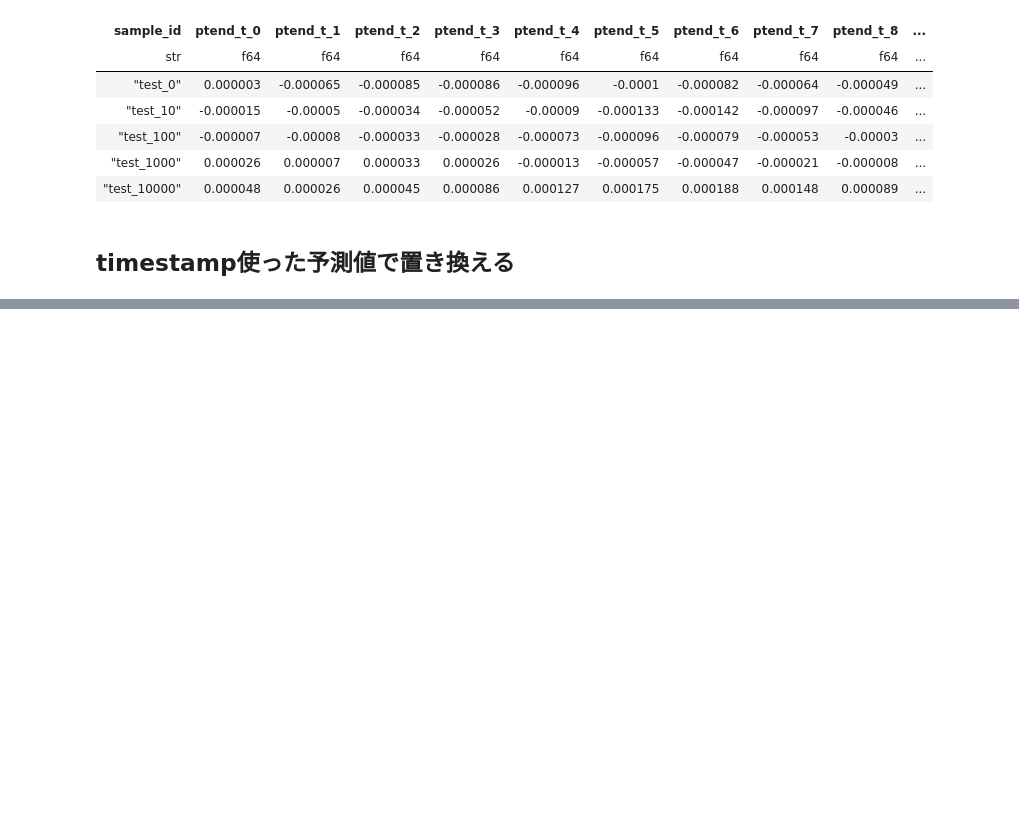
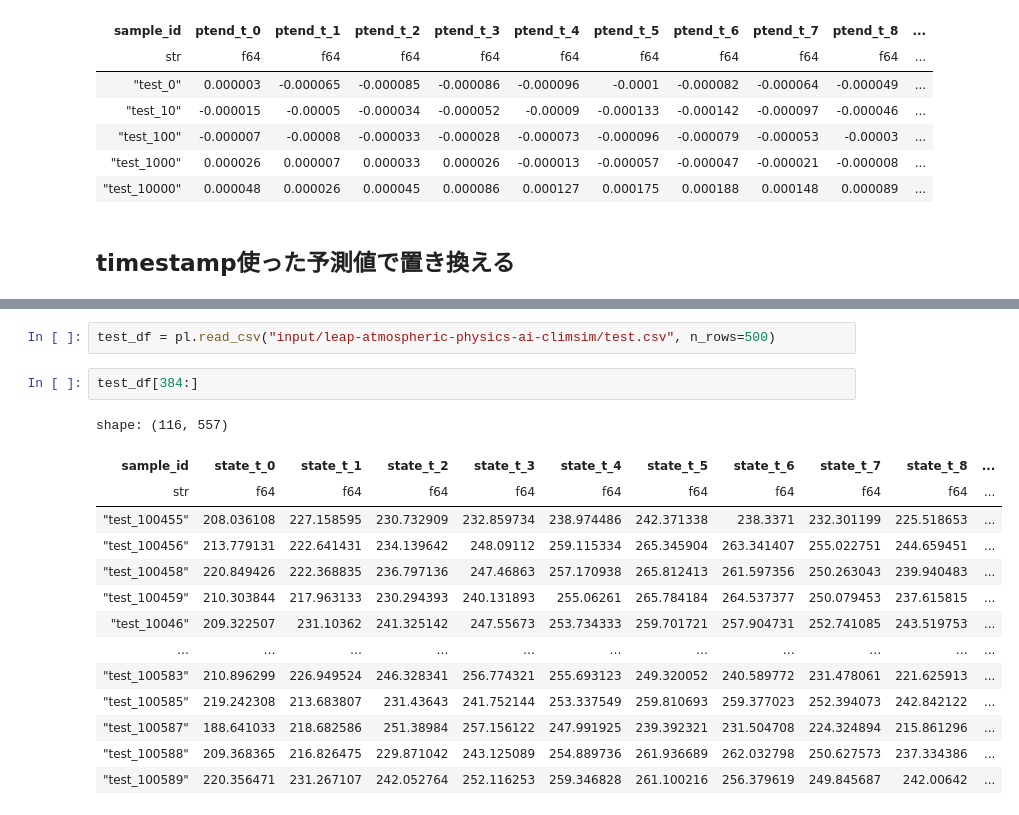
Before and after one commit to unonao/kaggle-leap, a Jupyter notebook: notebook/2024-07-08_hack_timestamp.ipynb, the cells around one changed output, grey strips where cells are left out. Saved outputs shown, nothing was run; the diff lists cells and outputs as text; blank space fills up the shorter version.

```diff
--- a/notebook/2024-07-08_hack_timestamp.ipynb
+++ b/notebook/2024-07-08_hack_timestamp.ipynb
@@ -127,0 +201,19 @@ shape: (840_960, 1)
+# %%
+test_df = pl.read_csv("input/leap-atmospheric-physics-ai-climsim/test.csv", n_rows=500)
+# %%
+test_df[384:]
+# %% [output]
+shape: (116, 557)
+| sample_id | state_t_0 | state_t_1 | state_t_2 | state_t_3 | state_t_4 | state_t_5 | state_t_6 | state_t_7 | state_t_8 | ... |
+| str | f64 | f64 | f64 | f64 | f64 | f64 | f64 | f64 | f64 | ... |
+| "test_100455" | 208.036108 | 227.158595 | 230.732909 | 232.859734 | 238.974486 | 242.371338 | 238.3371 | 232.301199 | 225.518653 | ... |
+| "test_100456" | 213.779131 | 222.641431 | 234.139642 | 248.09112 | 259.115334 | 265.345904 | 263.341407 | 255.022751 | 244.659451 | ... |
+| "test_100458" | 220.849426 | 222.368835 | 236.797136 | 247.46863 | 257.170938 | 265.812413 | 261.597356 | 250.263043 | 239.940483 | ... |
+| "test_100459" | 210.303844 | 217.963133 | 230.294393 | 240.131893 | 255.06261 | 265.784184 | 264.537377 | 250.079453 | 237.615815 | ... |
+| "test_10046" | 209.322507 | 231.10362 | 241.325142 | 247.55673 | 253.734333 | 259.701721 | 257.904731 | 252.741085 | 243.519753 | ... |
+| … | … | … | … | … | … | … | … | … | … | ... |
+| "test_100583" | 210.896299 | 226.949524 | 246.328341 | 256.774321 | 255.693123 | 249.320052 | 240.589772 | 231.478061 | 221.625913 | ... |
+| "test_100585" | 219.242308 | 213.683807 | 231.43643 | 241.752144 | 253.337549 | 259.810693 | 259.377023 | 252.394073 | 242.842122 | ... |
+| "test_100587" | 188.641033 | 218.682586 | 251.38984 | 257.156122 | 247.991925 | 239.392321 | 231.504708 | 224.324894 | 215.861296 | ... |
+| "test_100588" | 209.368365 | 216.826475 | 229.871042 | 243.125089 | 254.889736 | 261.936689 | 262.032798 | 250.627573 | 237.334386 | ... |
+| "test_100589" | 220.356471 | 231.267107 | 242.052764 | 252.116253 | 259.346828 | 261.100216 | 256.379619 | 249.845687 | 242.00642 | ... |
```
Also changed, not shown: parts of 11 cells of this notebook, 10 other files.
